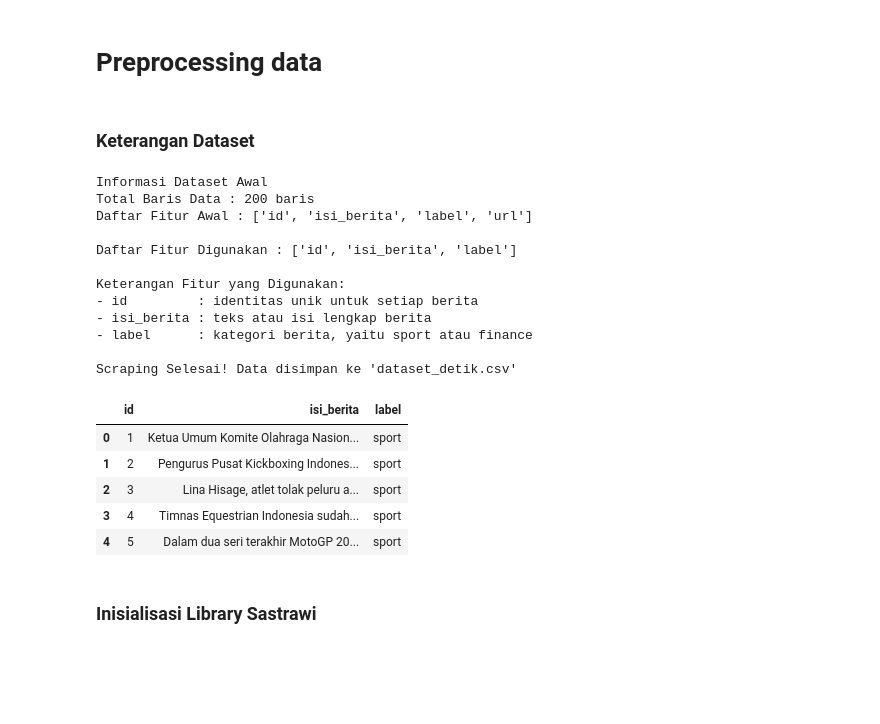
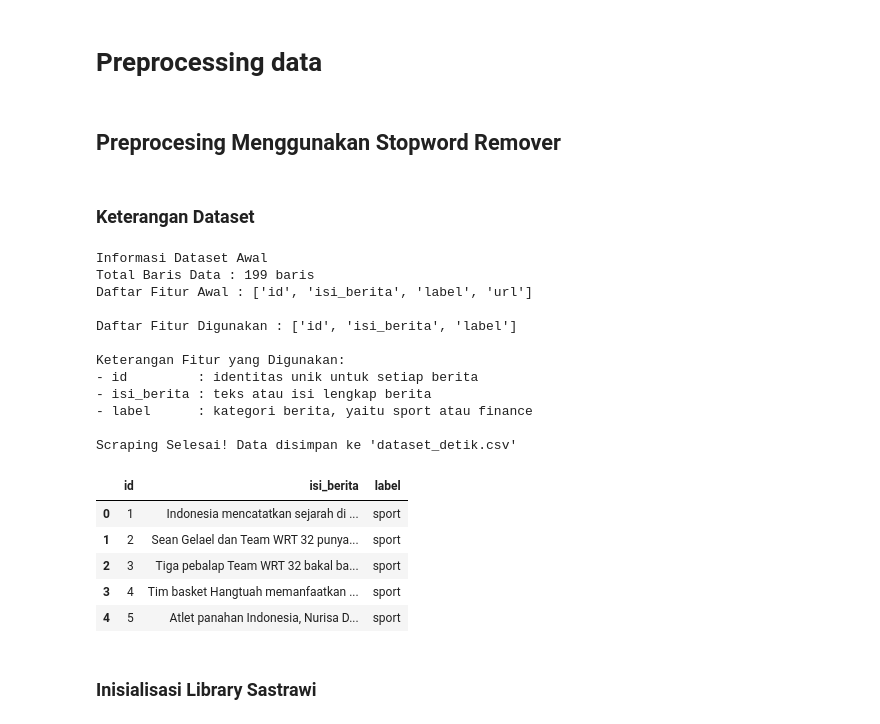
Before and after one commit to YunikaLstry/ppw, a Jupyter notebook: preprocessing.ipynb, the cells around one changed output. Cells and saved outputs as stored; diff of their text form; code cells hidden in the pictures; blank space fills up the shorter version.

```diff
--- a/preprocessing.ipynb
+++ b/preprocessing.ipynb
@@ -4,49 +5,54 @@
 import pandas as pd
+# %% [markdown]
+## Preprocesing Menggunakan Stopword Remover
 # %% [markdown]
 ### Keterangan Dataset
 # %%
 # Load dataset hasil scraping
-df = pd.read_csv('dataset_detik.csv')
+file_path = os.path.join('Data', 'dataset_detik.csv')
+df = pd.read_csv(file_path)
 
 # 1. Cek Informasi Awal
 print("Informasi Dataset Awal")
 print(f"Total Baris Data : {len(df)} baris")
 print(f"Daftar Fitur Awal : {list(df.columns)}")
 
 # Buat kolom id jika belum tersedia pada dataset hasil scraping
 if 'id' not in df.columns:
     df.insert(0, 'id', range(1, len(df) + 1))
 
 # 2. Filter Fitur yang Digunakan
 df = df[['id', 'isi_berita', 'label']].copy()
+
 print(f"\nDaftar Fitur Digunakan : {list(df.columns)}")
+
 print("\nKeterangan Fitur yang Digunakan:")
 print("- id         : identitas unik untuk setiap berita")
 print("- isi_berita : teks atau isi lengkap berita")
 print("- label      : kategori berita, yaitu sport atau finance")
 
 # 3. Tampilkan baris data
 print("\nScraping Selesai! Data disimpan ke 'dataset_detik.csv'")
-df.head(5)
+display(df.head(5))
 # %% [output]
 Informasi Dataset Awal
-Total Baris Data : 200 baris
+Total Baris Data : 199 baris
 Daftar Fitur Awal : ['id', 'isi_berita', 'label', 'url']
 
 Daftar Fitur Digunakan : ['id', 'isi_berita', 'label']
 
 Keterangan Fitur yang Digunakan:
 - id         : identitas unik untuk setiap berita
 - isi_berita : teks atau isi lengkap berita
 - label      : kategori berita, yaitu sport atau finance
 
 Scraping Selesai! Data disimpan ke 'dataset_detik.csv'
 |  | id | isi_berita | label |
-| 0 | 1 | Ketua Umum Komite Olahraga Nasion... | sport |
-| 1 | 2 | Pengurus Pusat Kickboxing Indones... | sport |
-| 2 | 3 | Lina Hisage, atlet tolak peluru a... | sport |
-| 3 | 4 | Timnas Equestrian Indonesia sudah... | sport |
-| 4 | 5 | Dalam dua seri terakhir MotoGP 20... | sport |
+| 0 | 1 | Indonesia mencatatkan sejarah di ... | sport |
+| 1 | 2 | Sean Gelael dan Team WRT 32 punya... | sport |
+| 2 | 3 | Tiga pebalap Team WRT 32 bakal ba... | sport |
+| 3 | 4 | Tim basket Hangtuah memanfaatkan ... | sport |
+| 4 | 5 | Atlet panahan Indonesia, Nurisa D... | sport |
 # %% [markdown]
 ### Inisialisasi Library Sastrawi
 # %%
```
Also changed, not shown: parts of 28 cells of this notebook, 41 other files.
